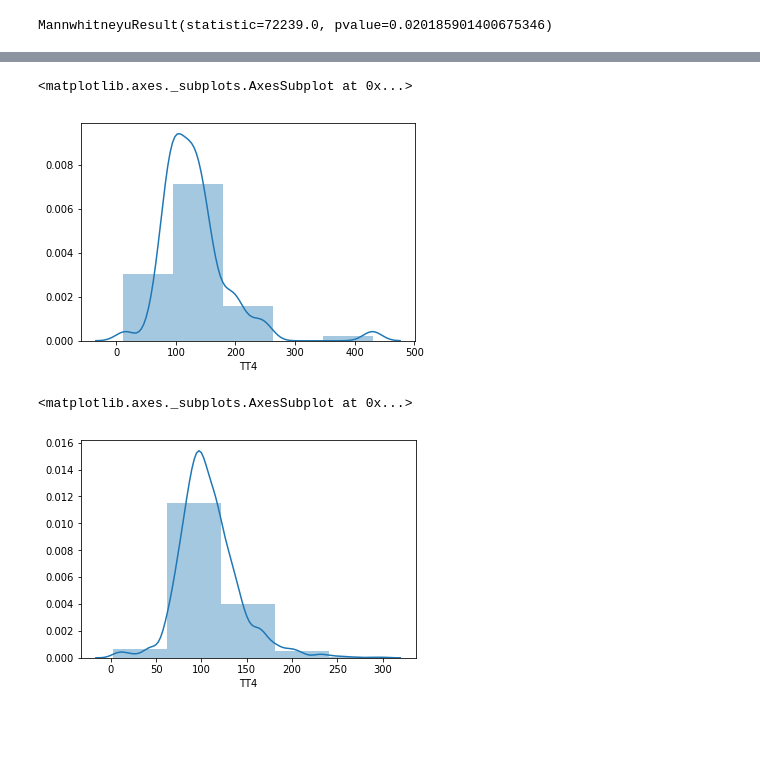
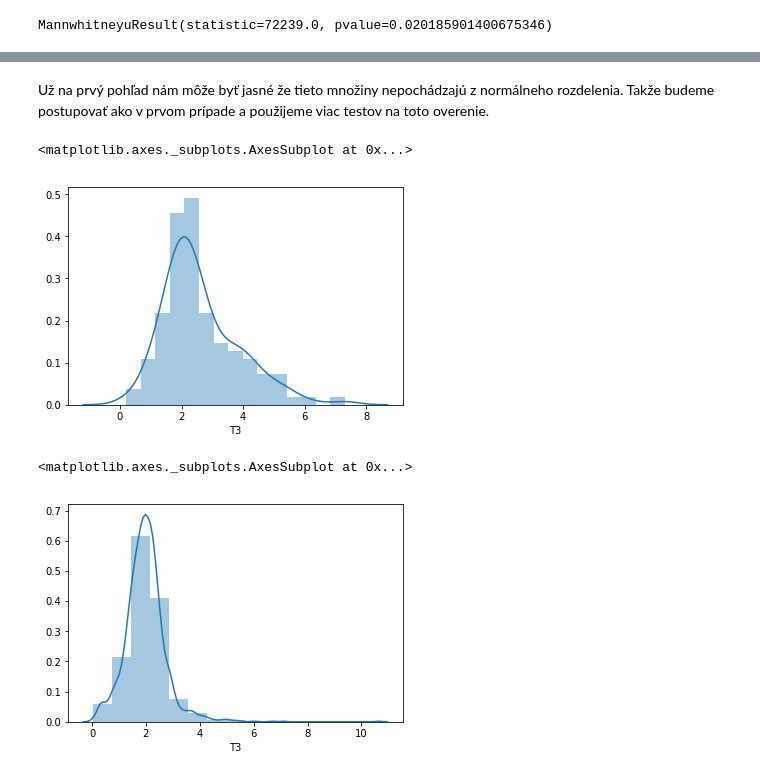
Before and after one commit to zuhi6/IAU-Projekt, a Jupyter notebook: Projekt.ipynb, the cells around one changed output, grey strips where cells are left out. Saved outputs shown, nothing was run; the diff lists cells and outputs as text; code cells hidden in the pictures; blank space fills up the shorter version.

```diff
--- a/Projekt.ipynb
+++ b/Projekt.ipynb
@@ -378,10 +416,10 @@ p > 0,05 to znamená že nemôžeme zamietnuť nulovú hypotézu.
 # %%
-has_query_hyperthyroid = other_data[other_data['query hyperthyroid'] == 't']['TT4']
+has_query_hyperthyroid = other_data[other_data['query hyperthyroid'] == 't']['T3']
 has_query_hyperthyroid = has_query_hyperthyroid[~has_query_hyperthyroid.isnull()]
-no_query_hyperthyroid = other_data[other_data['query hyperthyroid'] == 'f']['TT4']
+no_query_hyperthyroid = other_data[other_data['query hyperthyroid'] == 'f']['T3']
 no_query_hyperthyroid = no_query_hyperthyroid[~no_query_hyperthyroid.isnull()]
 query_hyperthyroid = other_data[(other_data['query hyperthyroid'] == 't') | (other_data['query hyperthyroid'] == 'f')]['query hyperthyroid']
-df = pd.DataFrame({'query hyperthyroid':query_hyperthyroid, 'TT4':other_data['TT4']})
-sns.boxplot('query hyperthyroid','TT4',data = df)
+df = pd.DataFrame({'query hyperthyroid':query_hyperthyroid, 'T3':other_data['T3']})
+sns.boxplot('query hyperthyroid','T3',data = df)
 # %% [output]
 <matplotlib.axes._subplots.AxesSubplot at 0x...>
@@ -391,10 +437,12 @@ V tomto boxplote vidíme, že pokiaľ majú ľudia zvýšenú produkciu štítne
+# %% [markdown]
+Už na prvý pohľad nám môže byť jasné že tieto množiny nepochádzajú z normálneho rozdelenia. Takže budeme postupovať ako v prvom prípade a použijeme viac testov na toto overenie.
 # %%
-sns.distplot(has_query_hyperthyroid,bins=5)
+sns.distplot(has_query_hyperthyroid,bins=15)
 # %% [output]
 <matplotlib.axes._subplots.AxesSubplot at 0x...>
-[figure, old version]
+[figure, new version]
 # %%
-sns.distplot(no_query_hyperthyroid,bins=5)
+sns.distplot(no_query_hyperthyroid,bins=15)
 # %% [output]
 <matplotlib.axes._subplots.AxesSubplot at 0x...>
-[figure, old version]
+[figure, new version]
```
Also changed, not shown: parts of 44 cells of this notebook.
